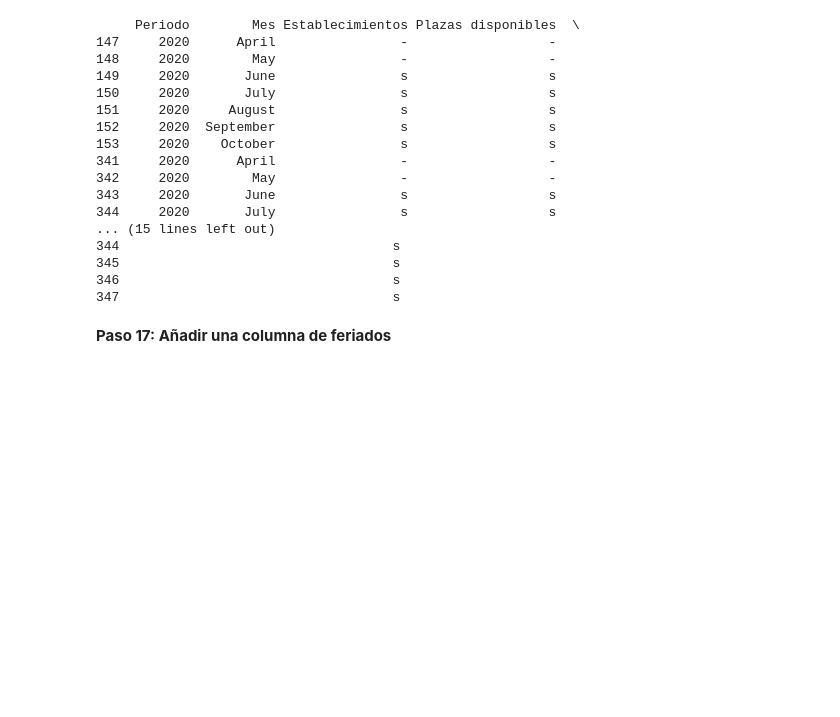
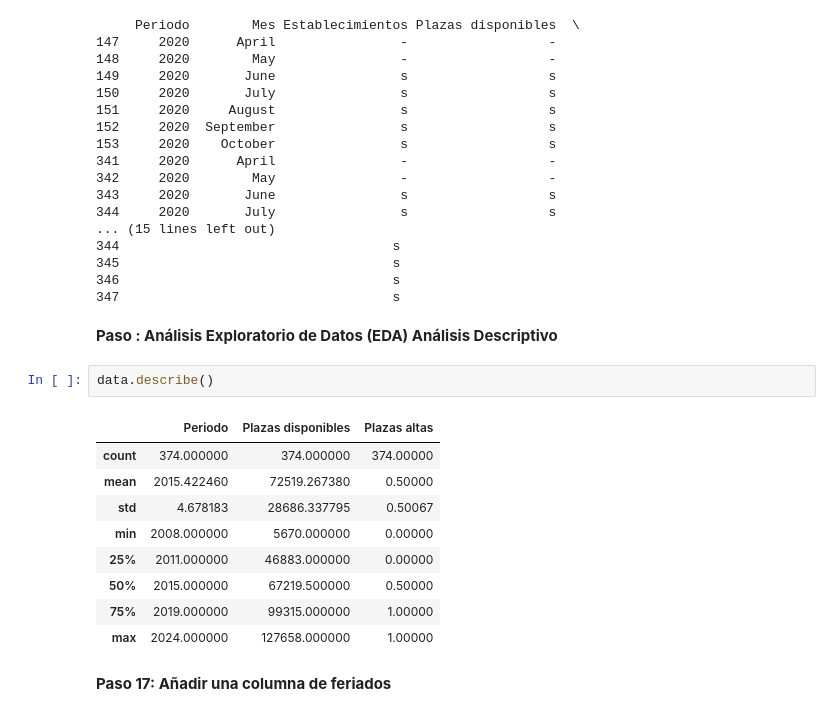
Before and after one commit to edfedo/Plazas_Disponibles_Hotelero, a Jupyter notebook: notebooks/1f_plazas_disponibles_hotelero.ipynb, the cells around one changed output. Cells and saved outputs as stored; diff of their text form; blank space fills up the shorter version.

```diff
--- a/notebooks/1f_plazas_disponibles_hotelero.ipynb
+++ b/notebooks/1f_plazas_disponibles_hotelero.ipynb
@@ -527,6 +527,20 @@ data = data.sort_values('Fecha')
 345                                   s
 346                                   s
 347                                   s
+# %% [markdown]
+**Paso : Análisis Exploratorio de Datos (EDA) Análisis Descriptivo**
+# %%
+data.describe()
+# %% [output]
+|  | Periodo | Plazas disponibles | Plazas altas |
+| count | 374.000000 | 374.000000 | 374.00000 |
+| mean | 2015.422460 | 72519.267380 | 0.50000 |
+| std | 4.678183 | 28686.337795 | 0.50067 |
+| min | 2008.000000 | 5670.000000 | 0.00000 |
+| 25% | 2011.000000 | 46883.000000 | 0.00000 |
+| 50% | 2015.000000 | 67219.500000 | 0.50000 |
+| 75% | 2019.000000 | 99315.000000 | 1.00000 |
+| max | 2024.000000 | 127658.000000 | 1.00000 |
 # %% [markdown]
 **Paso 17: Añadir una columna de feriados**
 # %%
```
Also changed, not shown: parts of 1 cell of this notebook.
